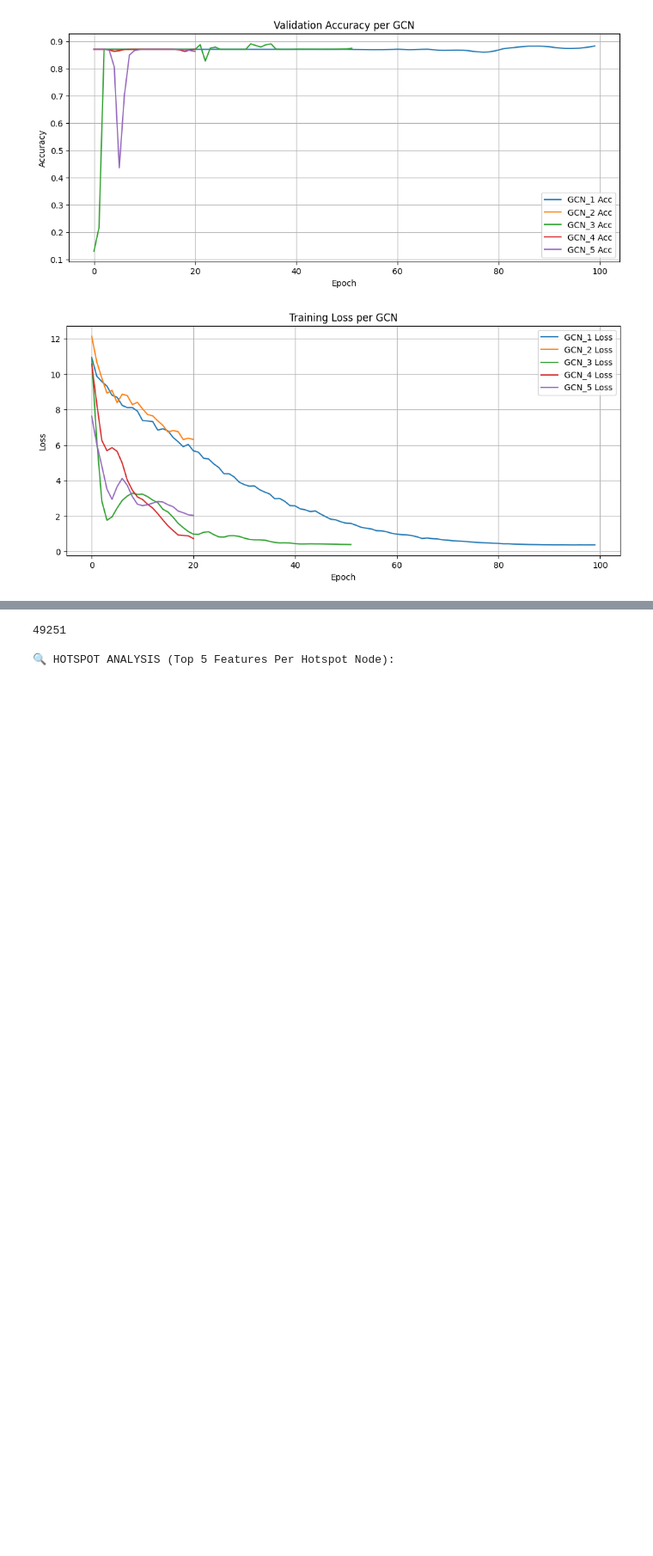
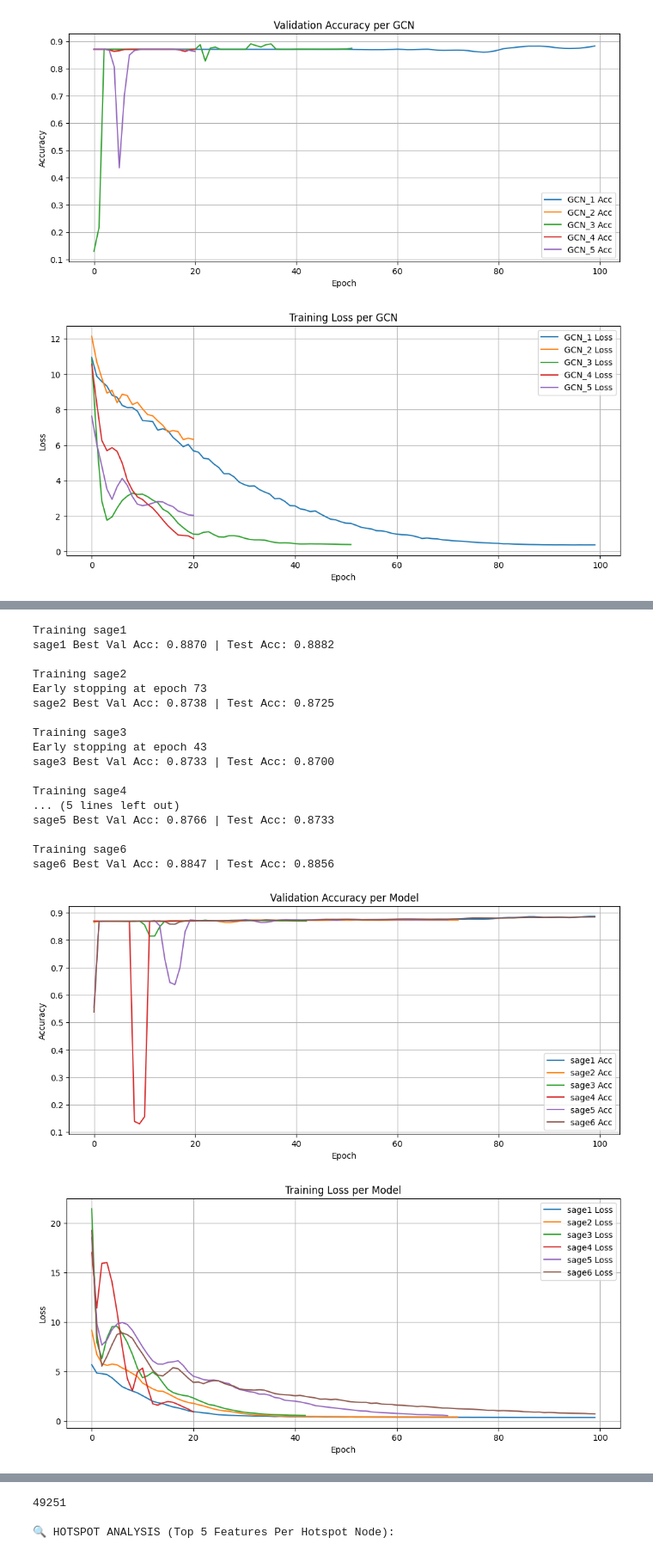
Before and after one commit to wanweileee/traffic-accidents, a Jupyter notebook: US/models/hotspots prediction with TAP all cities.ipynb, the cells around one changed output, grey strips where cells are left out. Shown at 86% size. Drawn from its saved outputs; the diff is of its cells as text; code cells hidden in the pictures; blank space fills up the shorter version.

```diff
--- a/US/models/hotspots prediction with TAP all cities.ipynb
+++ b/US/models/hotspots prediction with TAP all cities.ipynb
@@ -446,0 +552,62 @@ GCN_5 Best Val Acc: 0.8699 | Test Acc: 0.8610
+# %%
+sage_models_configs = {
+    "sage1": {
+        "class": GraphSAGE,
+        "params": {"hidden_channels": 32, "out_channels": 2, "aggr": "mean", "dropout": 0.5},
+        "lr": 0.005,
+        "epochs": 100,
+        "early_stopping": False
+    },
+    "sage2": {
+        "class": GraphSAGE,
+        "params": {"hidden_channels": 32, "out_channels": 2, "aggr": "mean", "dropout": 0.5},
+        "lr": 0.005,
+        "epochs": 100
+    },
+    "sage3": {
+        "class": GraphSAGE,
+        "params": {"hidden_channels": 32, "out_channels": 2, "aggr": "mean", "dropout": 0.5},
+        "lr": 0.01,
+        "epochs": 100
+    },
+    "sage4": {
+        "class": GraphSAGE,
+        "params": {"hidden_channels": 32, "out_channels": 2, "aggr": "mean", "dropout": 0.5},
+        "lr": 0.02,
+        "epochs": 100
+    },
+    "sage5": {
+        "class": GraphSAGE,
+        "params": {"hidden_channels": 32, "out_channels": 2, "aggr": "softmax", "dropout": 0.5},
+        "lr": 0.005,
+        "epochs": 100
+    },
+    "sage6": {
+        "class": GraphSAGE,
+        "params": {"hidden_channels": 32, "out_channels": 2, "aggr": "softmax", "dropout": 0.3},
+        "lr": 0.005,
+        "epochs": 100
+    },
+}
+
+training_run(sage_models_configs)
+# %% [output]
+Training sage1
+sage1 Best Val Acc: 0.8870 | Test Acc: 0.8882
+
+Training sage2
+Early stopping at epoch 73
+sage2 Best Val Acc: 0.8738 | Test Acc: 0.8725
+
+Training sage3
+Early stopping at epoch 43
+sage3 Best Val Acc: 0.8733 | Test Acc: 0.8700
+
+Training sage4
+... (5 lines left out)
+sage5 Best Val Acc: 0.8766 | Test Acc: 0.8733
+
+Training sage6
+sage6 Best Val Acc: 0.8847 | Test Acc: 0.8856
+[figure, added]
+[figure, added]
```
Also changed, not shown: parts of 6 cells of this notebook.
